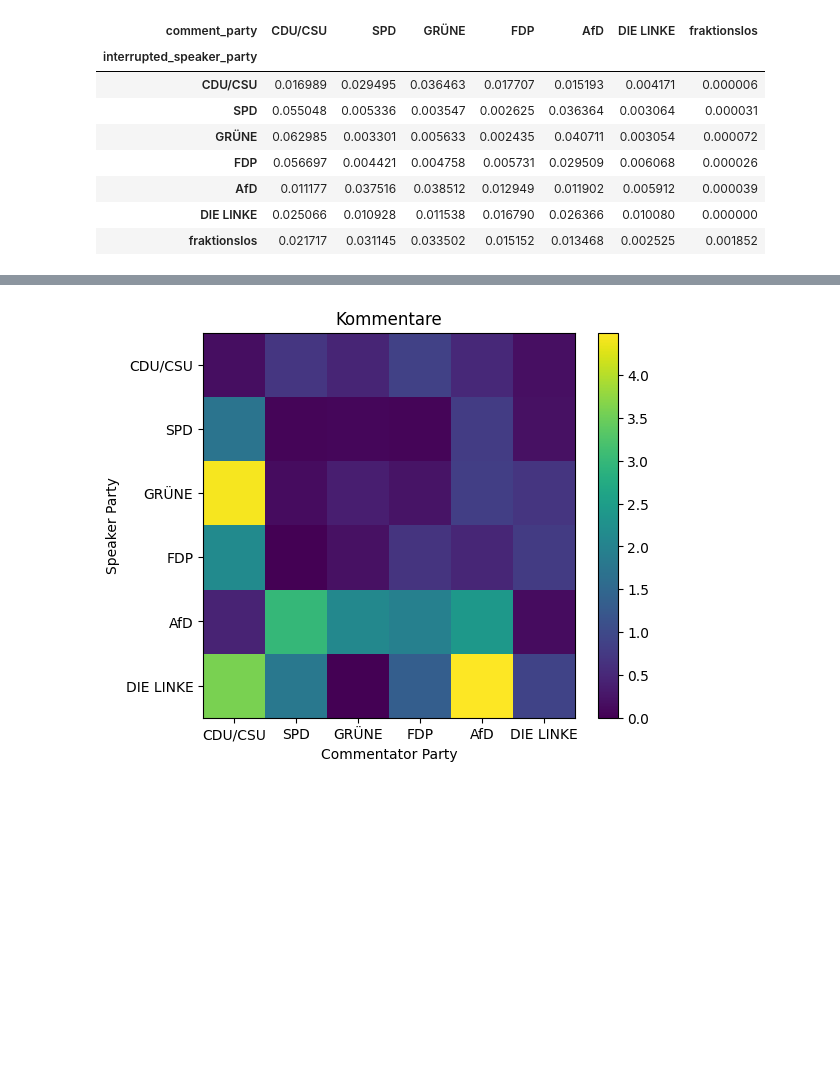
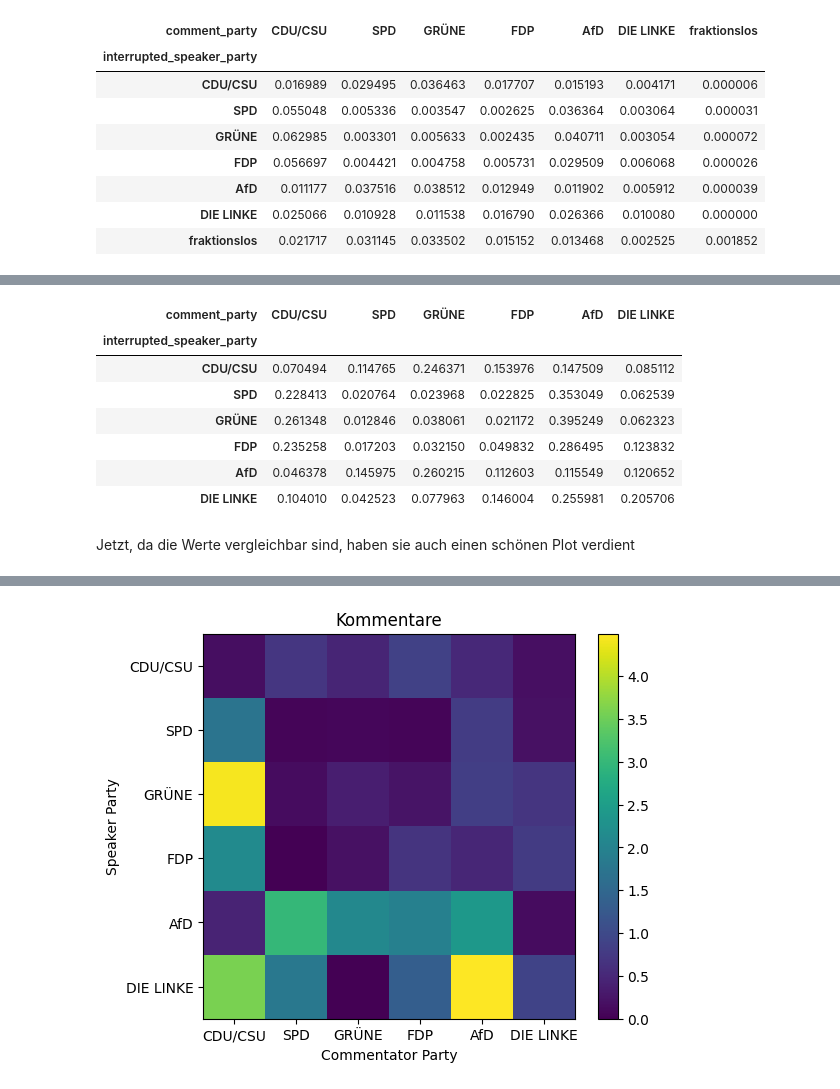
Before and after one commit to stellamoR/bundestag_zwischenrufe, a Jupyter notebook: 04_statistical_analysis.ipynb, the cells around one changed output, grey strips where cells are left out. Cells and saved outputs as stored; diff of their text form; code cells hidden in the pictures; blank space fills up the shorter version.

```diff
--- a/04_statistical_analysis.ipynb
+++ b/04_statistical_analysis.ipynb
@@ -209,2 +228,16 @@ So let's normalize by number of seats. The percentages of second votes can be fo
 # %%
 vote_percentages = [0.241, 0.257, 0.148, 0.115, 0.103, 0.049] # in correct order for this NB, 20. BT
+interruption_matrix_norm_sents = interruption_matrix_norm_sents.drop(labels='fraktionslos')
+interruption_matrix_norm_sents = interruption_matrix_norm_sents.drop(columns='fraktionslos')
+
+interruption_matrix_norm_sents_seats = interruption_matrix_norm_sents.div(vote_percentages, axis=1)
+interruption_matrix_norm_sents_seats
+# %% [output]
+| comment_party | CDU/CSU | SPD | GRÜNE | FDP | AfD | DIE LINKE |
+| interrupted_speaker_party |  |  |  |  |  |  |
+| CDU/CSU | 0.070494 | 0.114765 | 0.246371 | 0.153976 | 0.147509 | 0.085112 |
+| SPD | 0.228413 | 0.020764 | 0.023968 | 0.022825 | 0.353049 | 0.062539 |
+| GRÜNE | 0.261348 | 0.012846 | 0.038061 | 0.021172 | 0.395249 | 0.062323 |
+| FDP | 0.235258 | 0.017203 | 0.032150 | 0.049832 | 0.286495 | 0.123832 |
+| AfD | 0.046378 | 0.145975 | 0.260215 | 0.112603 | 0.115549 | 0.120652 |
+| DIE LINKE | 0.104010 | 0.042523 | 0.077963 | 0.146004 | 0.255981 | 0.205706 |
@@ -212,0 +244,2 @@ interruption_matrix_norm_sents_seats = interruption_matrix_norm_sents.
+# %% [markdown]
+Jetzt, da die Werte vergleichbar sind, haben sie auch einen schönen Plot verdient
```
Also changed, not shown: parts of 17 cells of this notebook.
